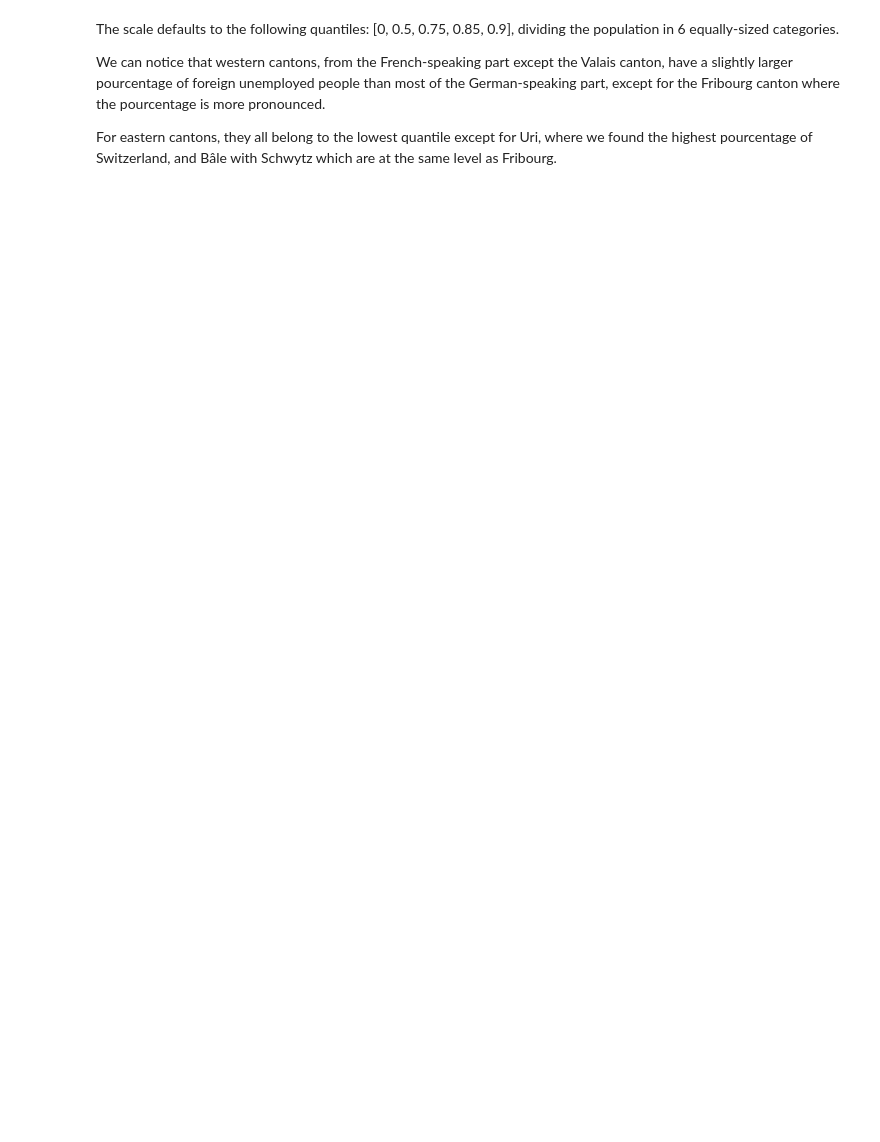
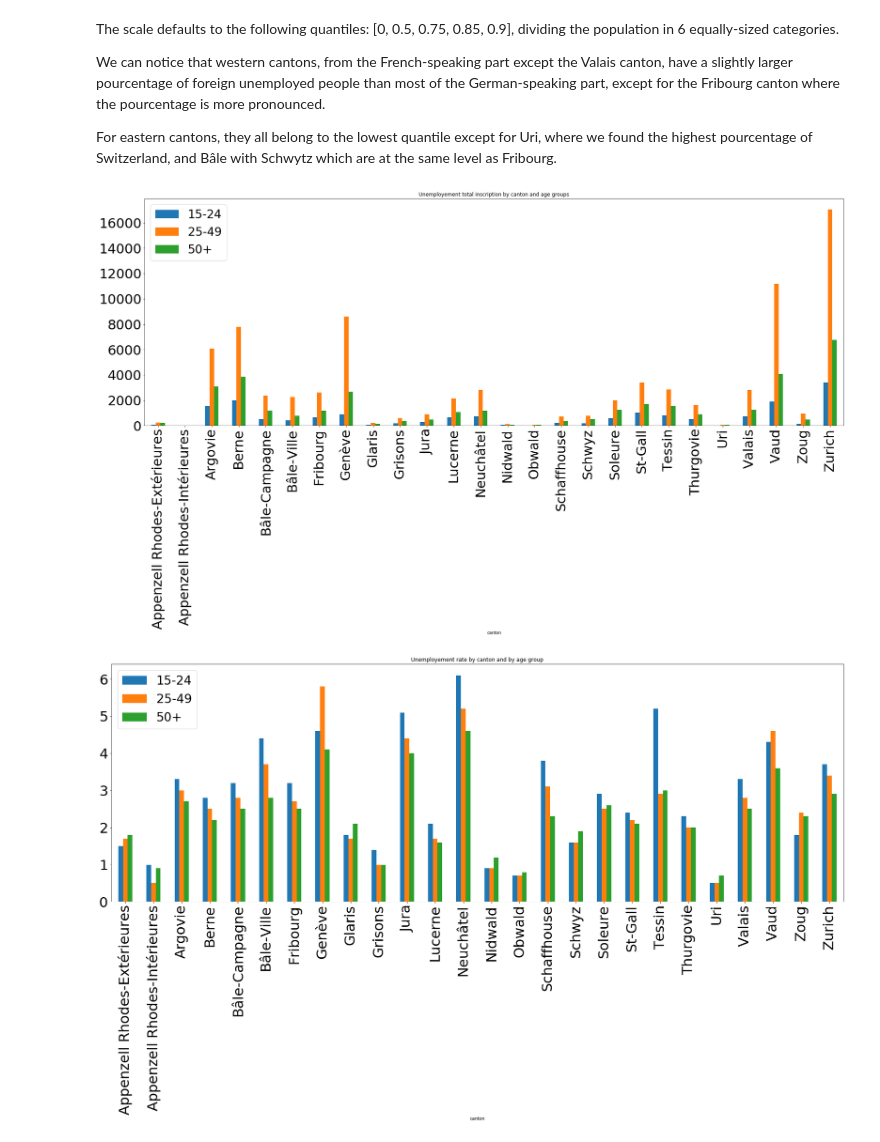
Before and after one commit to Timonzimm/CS-401, a Jupyter notebook: HW03/Homework 3.ipynb, the cells around one changed output. Cells and saved outputs as stored; diff of their text form; code cells hidden in the pictures; blank space fills up the shorter version.

Commit message:
Some work for stats per age groups

```diff
--- a/HW03/Homework 3.ipynb
+++ b/HW03/Homework 3.ipynb
@@ -87,6 +88,19 @@ ch_total_unemployment_rate_by_nationality = ch_total_unemployment_rate_by_nation
 ch_total_unemployment_rate_by_nationality.rename(columns={"level_0": "canton", "level_1": "nationality", "Taux de chômage": "rate"}, inplace=True)
 ch_total_unemployment_rate_by_nationality['foreign pourcentage'] = ch_total_unemployment_rate_by_nationality.groupby("canton")["rate"].apply(lambda x: x*100/x.sum())
 ch_total_unemployment_rate_by_nationality = ch_total_unemployment_rate_by_nationality[ch_total_unemployment_rate_by_nationality["nationality"] == "Etrangers"].reset_index()[["canton", "foreign pourcentage"]]
+
+# ch data by age group, 15-24 25-49 50 and more
+ch_total_unemployment_rate_by_ages = pd.read_excel(DATA_FOLDER + 'ch_total_unemployment_rate_by_ages.xlsx', header=2)
+ch_total_unemployment_rate_by_ages = ch_total_unemployment_rate_by_ages.drop(['Unnamed: 2', 'Mois', 'Total', 'Total.1'], axis=1)
+ch_total_unemployment_rate_by_ages = ch_total_unemployment_rate_by_ages.drop(0)
+ch_total_unemployment_rate_by_ages.columns = ['canton', 'age_group', 'rate', 'total']
+ch_total_unemployment_rate_by_ages.dropna(how='any', axis=0, inplace=True)
+class_to_age = {1.0: '15-24', 2.0: '25-49', 3.0: '50+'}
+ch_total_unemployment_rate_by_ages['age_group'] = ch_total_unemployment_rate_by_ages['age_group'].apply(lambda x: class_to_age[x])
+ch_total_unemployment_rate_by_ages.reset_index(inplace=True)
+ch_total_unemployment_rate_by_ages.rate = ch_total_unemployment_rate_by_ages.rate.apply(lambda x: x.replace("'", ''))
+ch_total_unemployment_rate_by_ages.total = ch_total_unemployment_rate_by_ages.total.astype(int)
+ch_total_unemployment_rate_by_ages.rate = ch_total_unemployment_rate_by_ages.rate.astype(float)
 # %% [markdown]
 ### From there, get the most recent year available for each country
 # %%
@@ -210,3 +224,16 @@ The scale defaults to the following quantiles: [0, 0.5, 0.75, 0.85, 0.9], dividi
 We can notice that western cantons, from the French-speaking part except the Valais canton, have a slightly larger pourcentage of foreign unemployed people than most of the German-speaking part, except for the Fribourg canton where the pourcentage is more pronounced.
 
 For eastern cantons, they all belong to the lowest quantile except for Uri, where we found the highest pourcentage of Switzerland, and Bâle with Schwytz which are at the same level as Fribourg.
+# %%
+tmp = ch_total_unemployment_rate_by_ages.set_index(['canton', 'age_group'])
+
+tmp.unstack().plot.bar(y='total', figsize=(30,10), fontsize=32, title='Unemployement total inscription by canton and age groups')
+plt.legend(loc=2, prop={'size': 28})
+plt.show()
+
+tmp.unstack().plot.bar(y='rate', figsize=(30,10), fontsize=32, title='Unemployement rate by canton and by age group')
+plt.legend(loc=2, prop={'size': 28})
+plt.show()
+# %% [output]
+[figure, added]
+[figure, added]
```
Also changed, not shown: parts of 1 cell of this notebook, 1 other file.
